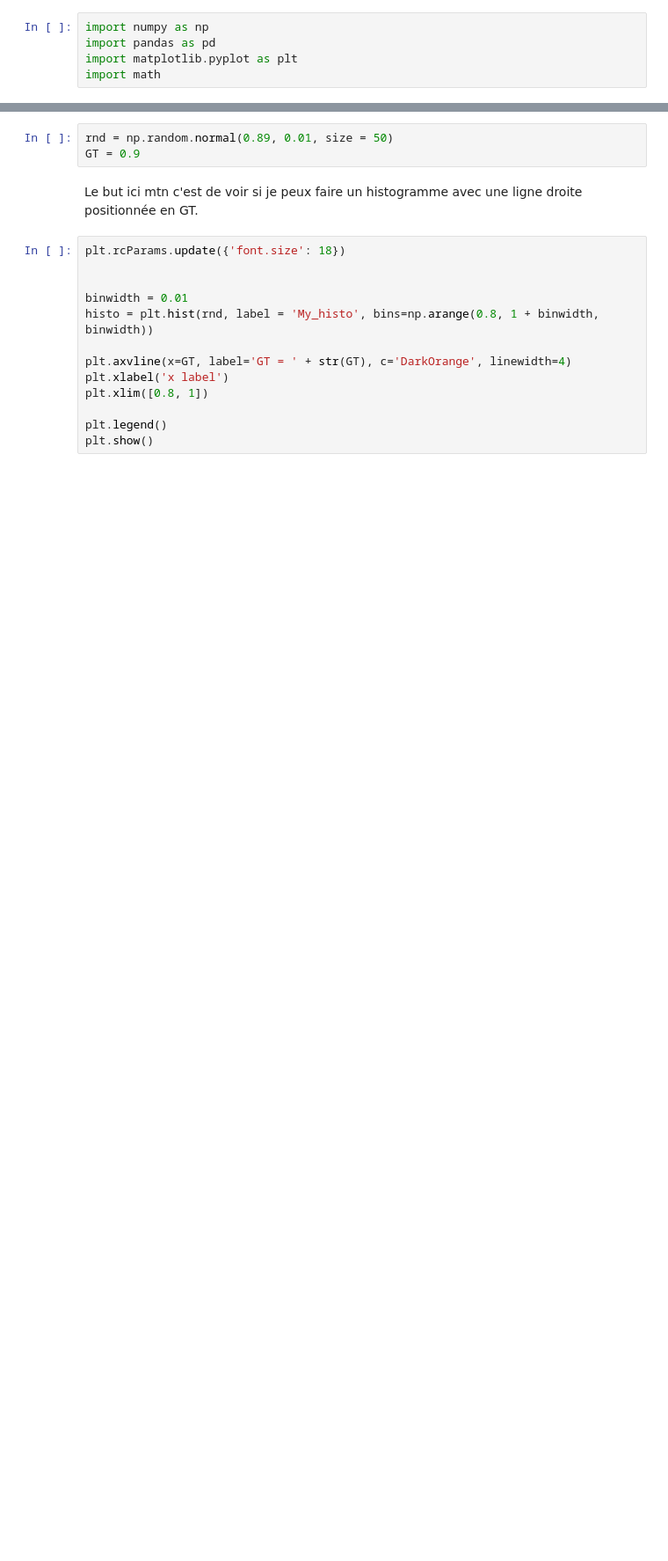
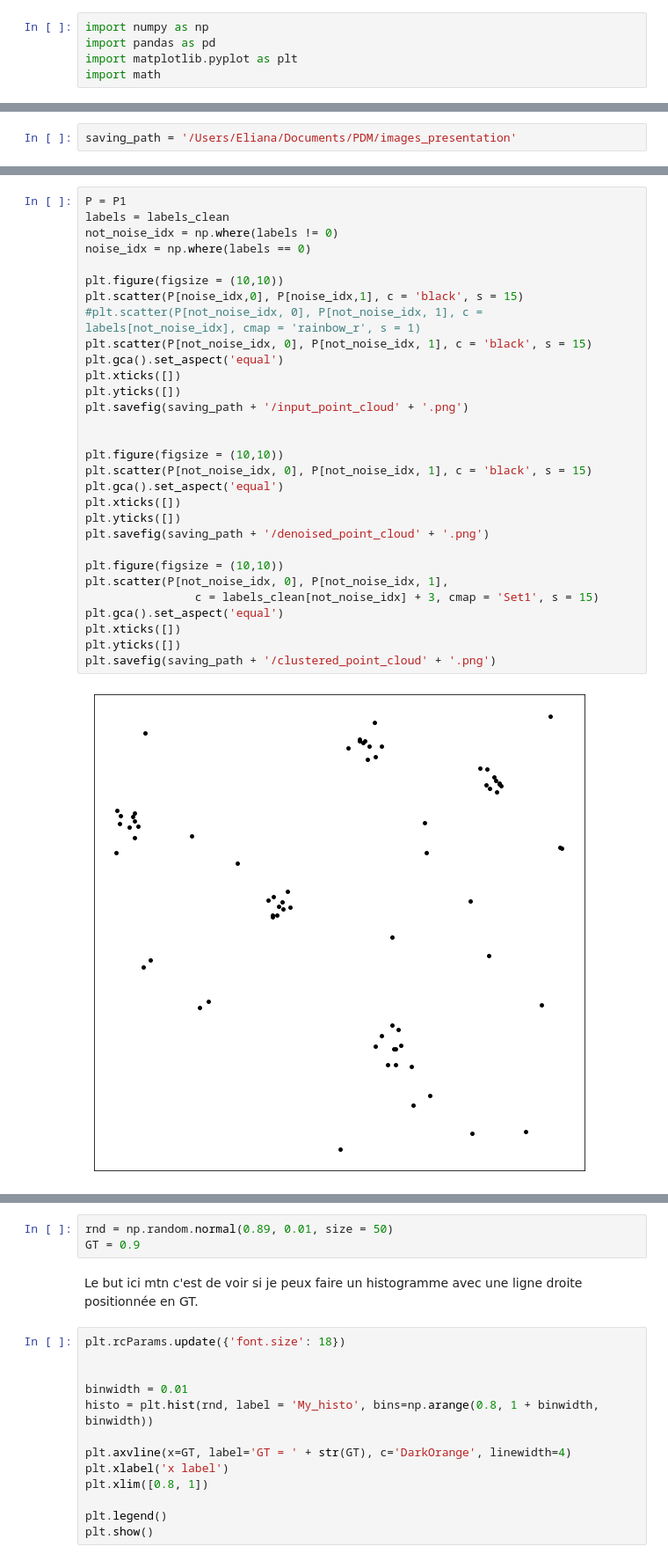
Before and after one commit to ElianaRenzo/pdm, a Jupyter notebook: My_codes/exercices_brouillons.ipynb, the cells around one changed output, grey strips where cells are left out. Shown at 88% size. Cells and saved outputs as stored; diff of their text form; blank space fills up the shorter version.

```diff
--- a/My_codes/exercices_brouillons.ipynb
+++ b/My_codes/exercices_brouillons.ipynb
@@ -5,0 +8,2 @@ import math
+# %%
+saving_path = '/Users/Eliana/Documents/PDM/images_presentation'
@@ -5,0 +64,32 @@ import math
+# %%
+P = P1
+labels = labels_clean
+not_noise_idx = np.where(labels != 0)
+noise_idx = np.where(labels == 0)
+
+plt.figure(figsize = (10,10))
+plt.scatter(P[noise_idx,0], P[noise_idx,1], c = 'black', s = 15)
+#plt.scatter(P[not_noise_idx, 0], P[not_noise_idx, 1], c = labels[not_noise_idx], cmap = 'rainbow_r', s = 1)
+plt.scatter(P[not_noise_idx, 0], P[not_noise_idx, 1], c = 'black', s = 15)
+plt.gca().set_aspect('equal')
+plt.xticks([])
+plt.yticks([])
+plt.savefig(saving_path + '/input_point_cloud' + '.png')
+
+
+plt.figure(figsize = (10,10))
+plt.scatter(P[not_noise_idx, 0], P[not_noise_idx, 1], c = 'black', s = 15)
+plt.gca().set_aspect('equal')
+plt.xticks([])
+plt.yticks([])
+plt.savefig(saving_path + '/denoised_point_cloud' + '.png')
+
+plt.figure(figsize = (10,10))
+plt.scatter(P[not_noise_idx, 0], P[not_noise_idx, 1],
+                c = labels_clean[not_noise_idx] + 3, cmap = 'Set1', s = 15)
+plt.gca().set_aspect('equal')
+plt.xticks([])
+plt.yticks([])
+plt.savefig(saving_path + '/clustered_point_cloud' + '.png')
+# %% [output]
+[figure, added]
```
Also changed, not shown: parts of 12 cells of this notebook, 2 other files.
